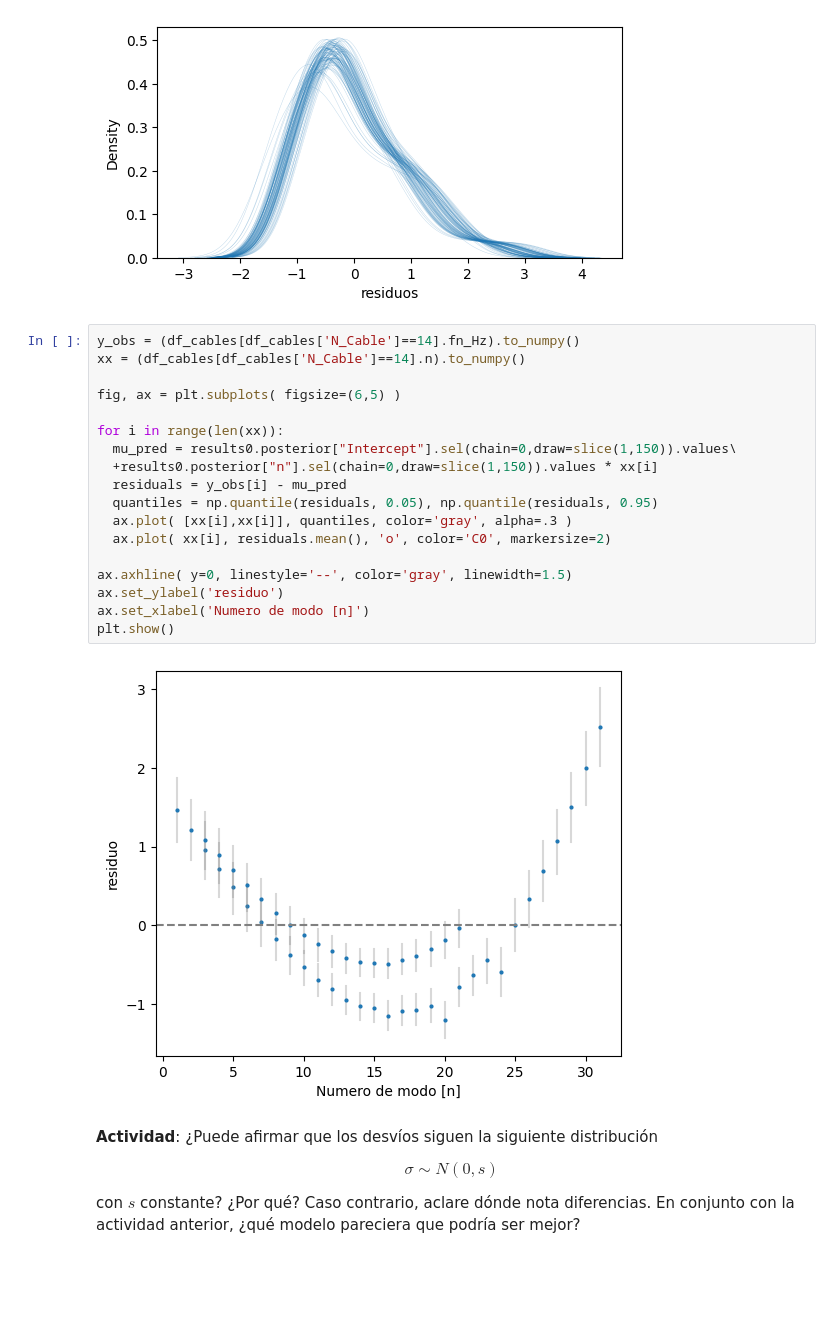
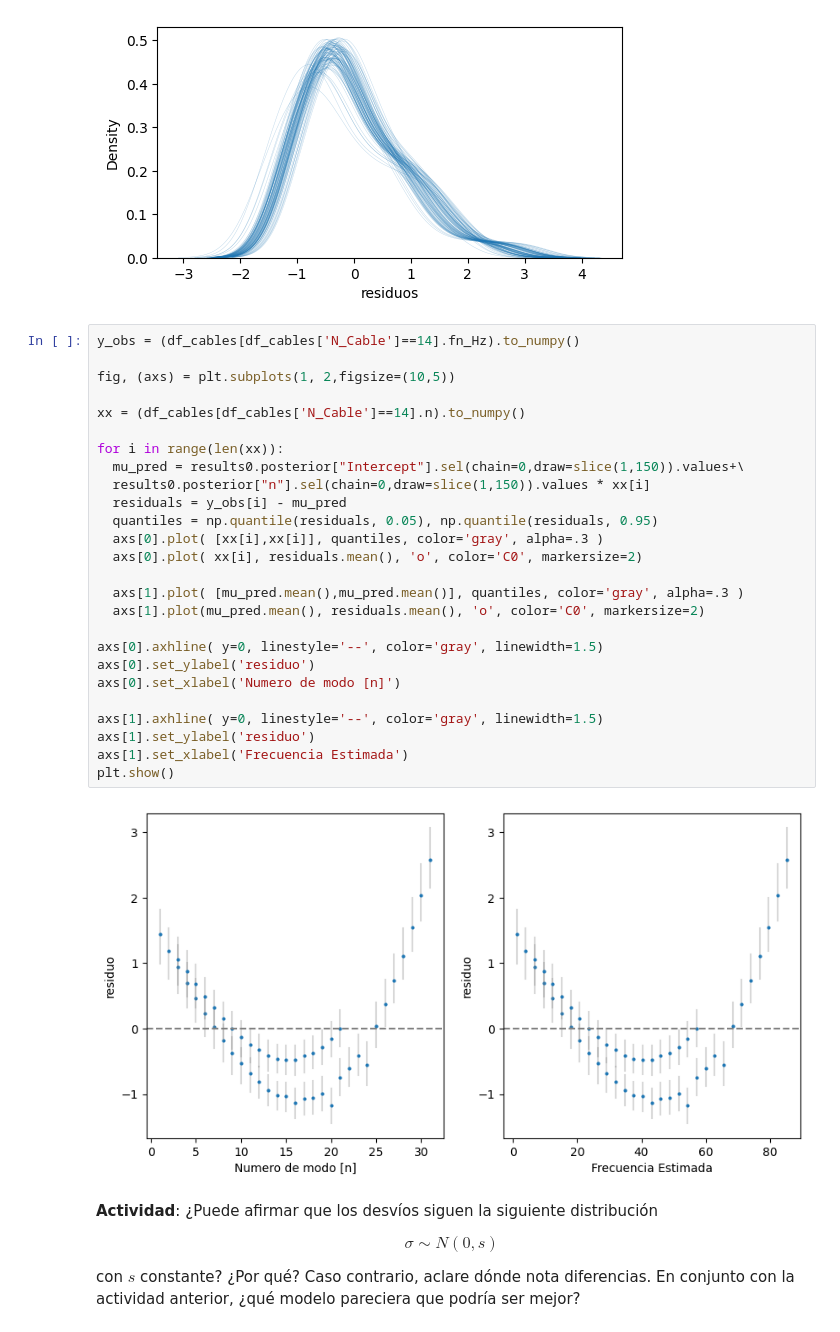
Before and after one commit to mbalbi/ciencia_de_datos, a Jupyter notebook: tps/actuales/ICDIC_TP3.ipynb, the cells around one changed output. Cells and saved outputs as stored; diff of their text form; blank space fills up the shorter version.

```diff
--- a/tps/actuales/ICDIC_TP3.ipynb
+++ b/tps/actuales/ICDIC_TP3.ipynb
@@ -189,24 +189,32 @@ plt.show()
 [figure]
 # %%
 y_obs = (df_cables[df_cables['N_Cable']==14].fn_Hz).to_numpy()
+
+fig, (axs) = plt.subplots(1, 2,figsize=(10,5))
+
 xx = (df_cables[df_cables['N_Cable']==14].n).to_numpy()
 
-fig, ax = plt.subplots( figsize=(6,5) )
-
 for i in range(len(xx)):
-  mu_pred = results0.posterior["Intercept"].sel(chain=0,draw=slice(1,150)).values\
-  +results0.posterior["n"].sel(chain=0,draw=slice(1,150)).values * xx[i]
+  mu_pred = results0.posterior["Intercept"].sel(chain=0,draw=slice(1,150)).values+\
+  results0.posterior["n"].sel(chain=0,draw=slice(1,150)).values * xx[i]
   residuals = y_obs[i] - mu_pred
   quantiles = np.quantile(residuals, 0.05), np.quantile(residuals, 0.95)
-  ax.plot( [xx[i],xx[i]], quantiles, color='gray', alpha=.3 )
-  ax.plot( xx[i], residuals.mean(), 'o', color='C0', markersize=2)
+  axs[0].plot( [xx[i],xx[i]], quantiles, color='gray', alpha=.3 )
+  axs[0].plot( xx[i], residuals.mean(), 'o', color='C0', markersize=2)
 
-ax.axhline( y=0, linestyle='--', color='gray', linewidth=1.5)
-ax.set_ylabel('residuo')
-ax.set_xlabel('Numero de modo [n]')
+  axs[1].plot( [mu_pred.mean(),mu_pred.mean()], quantiles, color='gray', alpha=.3 )
+  axs[1].plot(mu_pred.mean(), residuals.mean(), 'o', color='C0', markersize=2)
+
+axs[0].axhline( y=0, linestyle='--', color='gray', linewidth=1.5)
+axs[0].set_ylabel('residuo')
+axs[0].set_xlabel('Numero de modo [n]')
+
+axs[1].axhline( y=0, linestyle='--', color='gray', linewidth=1.5)
+axs[1].set_ylabel('residuo')
+axs[1].set_xlabel('Frecuencia Estimada')
 plt.show()
 # %% [output]
-[figure, old version]
+[figure, new version]
 # %% [markdown]
 **Actividad**: ¿Puede afirmar que los desvíos siguen la siguiente distribución
 
```
Also changed, not shown: parts of 3 cells of this notebook.
